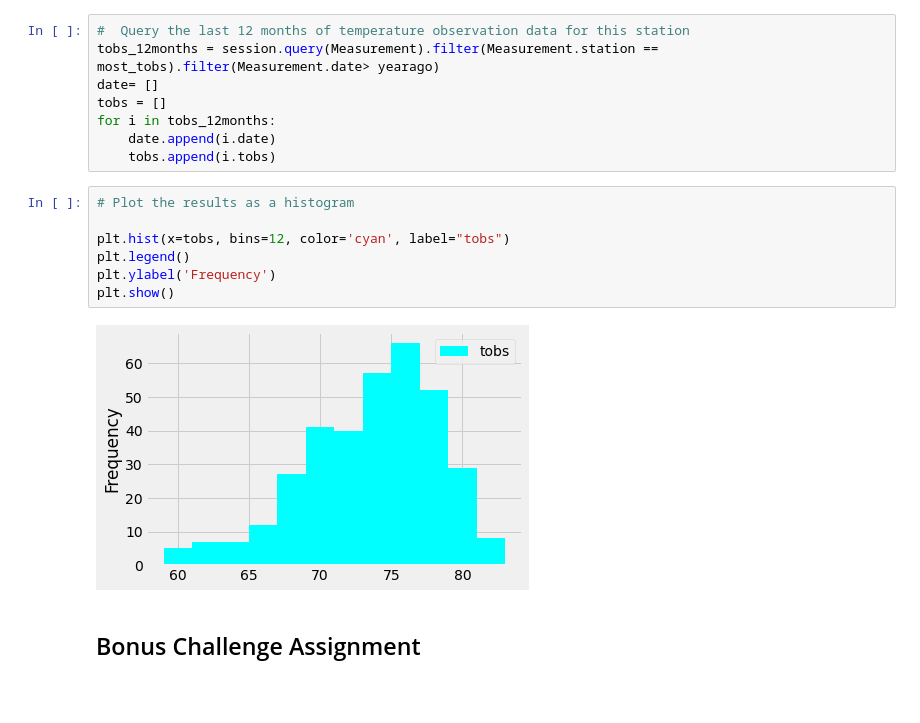
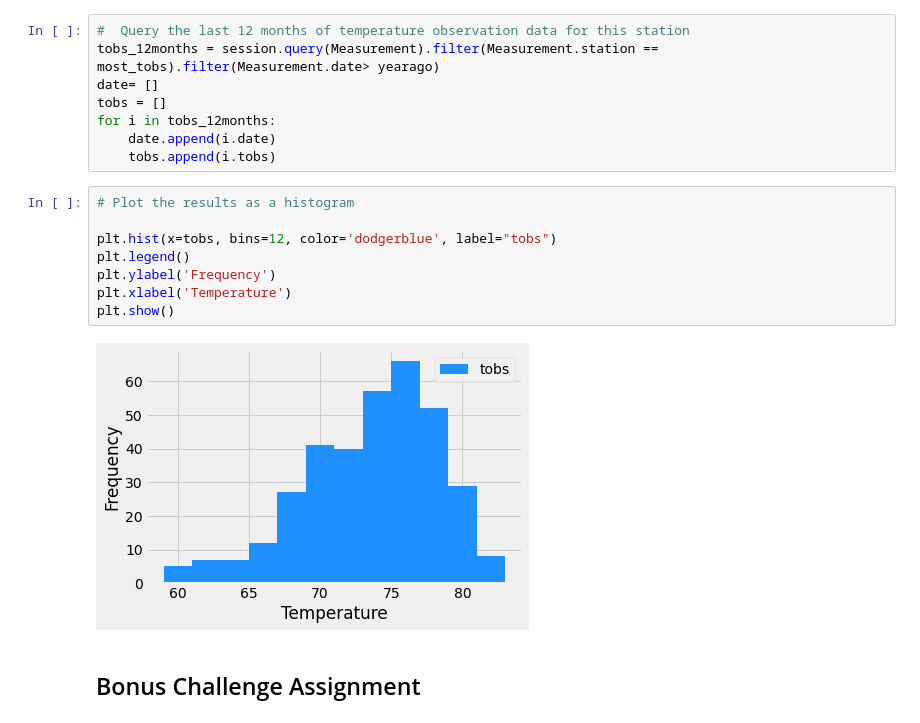
Before and after one commit to coreymcculley/sqlalchemy-challenge, a Jupyter notebook: CM_climate_starter.ipynb, the cells around one changed output. Saved outputs shown, nothing was run; the diff lists cells and outputs as text; blank space fills up the shorter version.

```diff
--- a/CM_climate_starter.ipynb
+++ b/CM_climate_starter.ipynb
@@ -230,12 +232,13 @@ for i in tobs_12months:
 # %%
 # Plot the results as a histogram
 
-plt.hist(x=tobs, bins=12, color='cyan', label="tobs")
+plt.hist(x=tobs, bins=12, color='dodgerblue', label="tobs")
 plt.legend()
 plt.ylabel('Frequency')
+plt.xlabel('Temperature')
 plt.show()
 # %% [output]
-[figure, old version]
+[figure, new version]
 # %% [markdown]
 ## Bonus Challenge Assignment
 # %%
```
Also changed, not shown: parts of 1 cell of this notebook, 1 other file.
